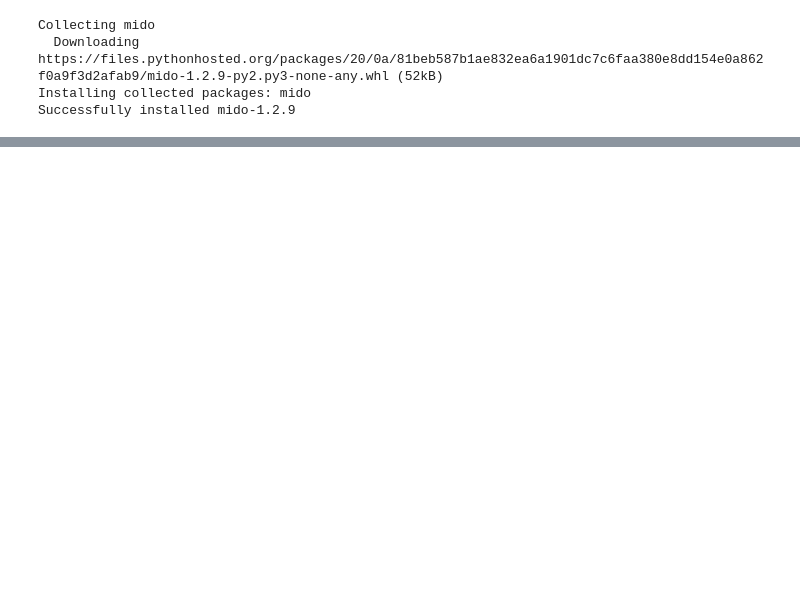
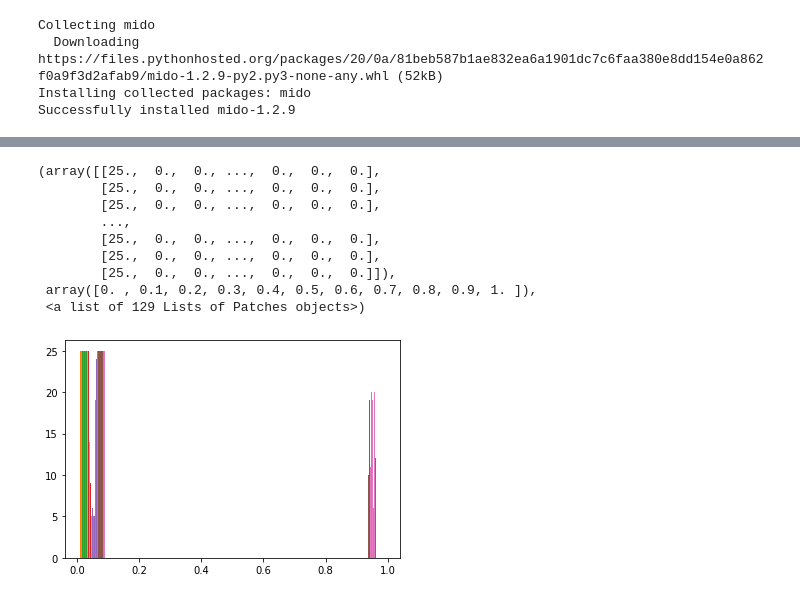
Before and after one commit to AsgerG/Project22, a Jupyter notebook: Project22.ipynb, the cells around one changed output, grey strips where cells are left out. Cells and saved outputs as stored; diff of their text form; code cells hidden in the pictures; blank space fills up the shorter version.

```diff
--- a/Project22.ipynb
+++ b/Project22.ipynb
@@ -63,0 +709,13 @@ NameError: ignored
+# %%
+plt.hist(de, bins = 10)
+# %% [output]
+(array([[25.,  0.,  0., ...,  0.,  0.,  0.],
+        [25.,  0.,  0., ...,  0.,  0.,  0.],
+        [25.,  0.,  0., ...,  0.,  0.,  0.],
+        ...,
+        [25.,  0.,  0., ...,  0.,  0.,  0.],
+        [25.,  0.,  0., ...,  0.,  0.,  0.],
+        [25.,  0.,  0., ...,  0.,  0.,  0.]]),
+ array([0. , 0.1, 0.2, 0.3, 0.4, 0.5, 0.6, 0.7, 0.8, 0.9, 1. ]),
+ <a list of 129 Lists of Patches objects>)
+[figure, added]
```
Also changed, not shown: parts of 54 cells of this notebook, 1 other file.
